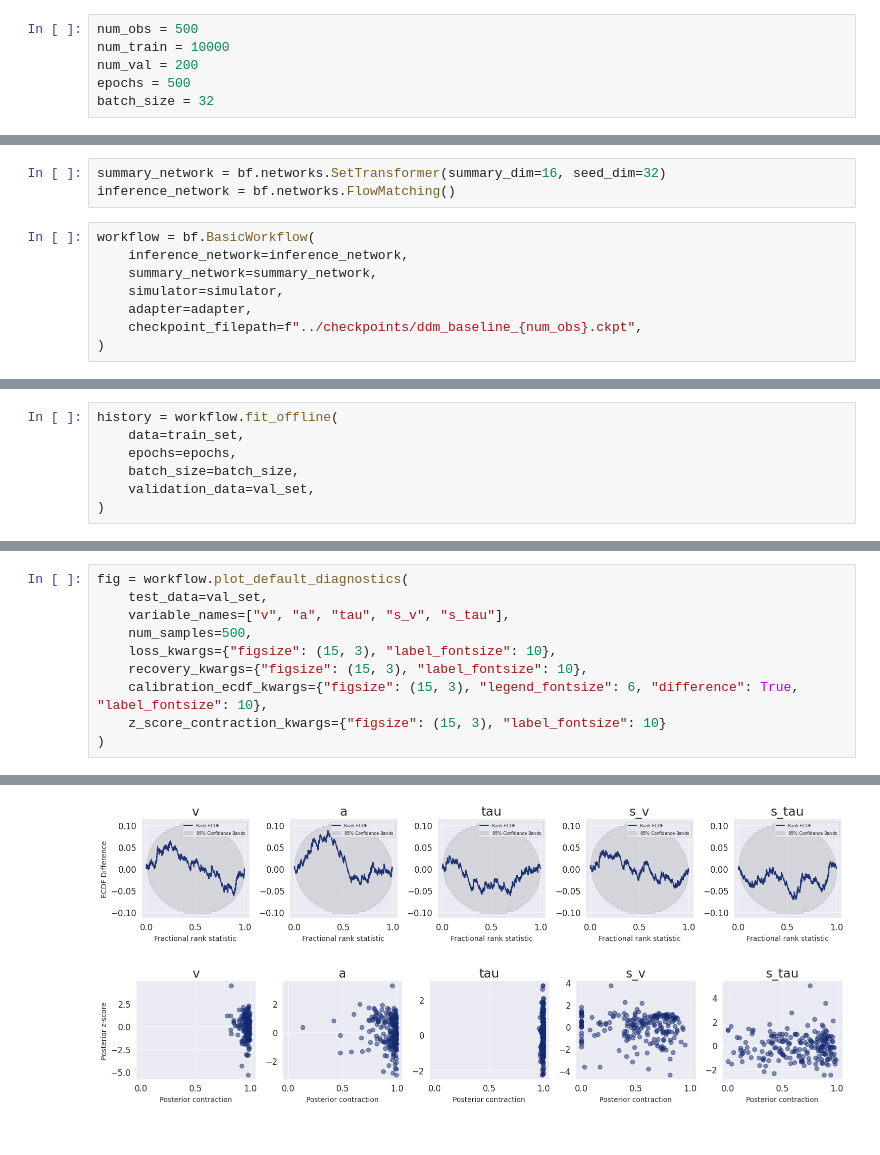
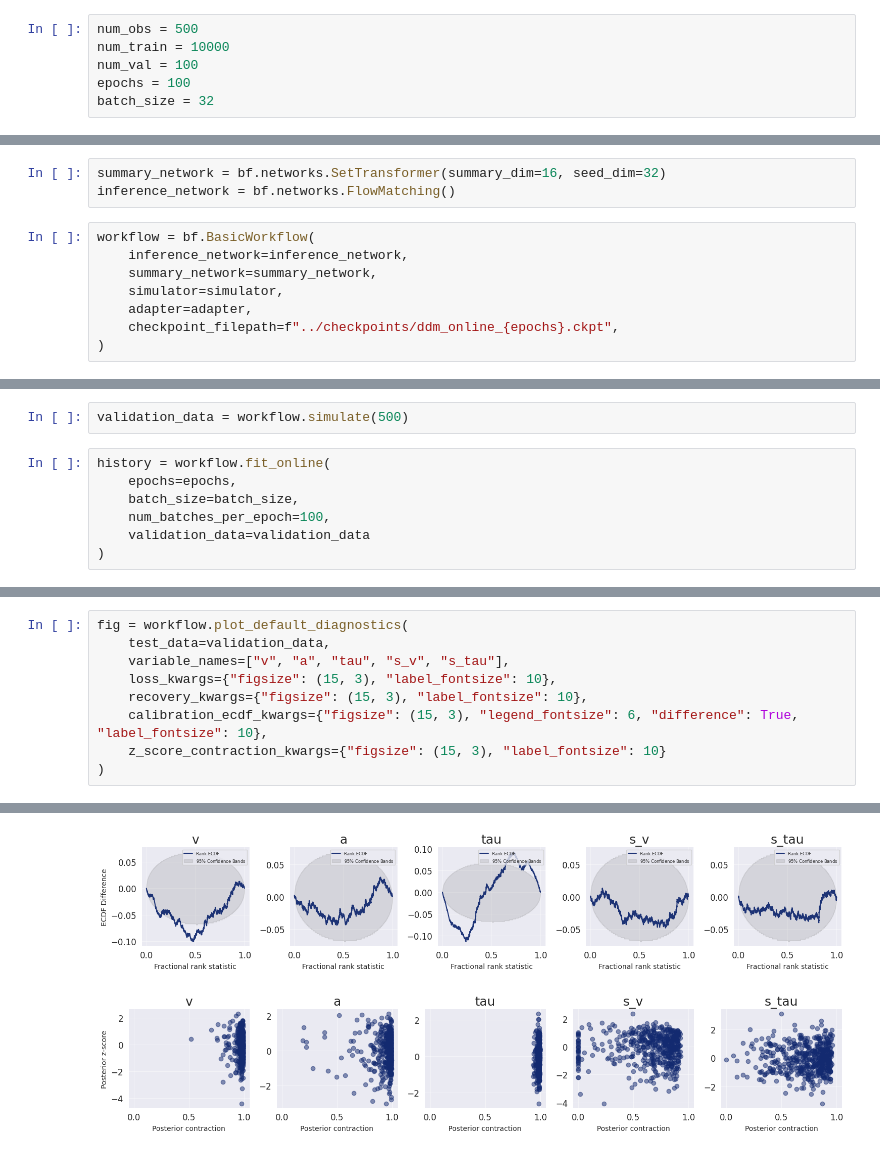
Before and after one commit to bayesflow-org/CogFormer, a Jupyter notebook: playgrounds/ddm_playground.ipynb, the cells around one changed output, grey strips where cells are left out. Cells and saved outputs as stored; diff of their text form.

```diff
--- a/playgrounds/ddm_playground.ipynb
+++ b/playgrounds/ddm_playground.ipynb
@@ -19,8 +19,8 @@ from simulators.benchmarks import DDM
 # %%
 num_obs = 500
 num_train = 10000
-num_val = 200
-epochs = 500
+num_val = 100
+epochs = 100
 batch_size = 32
 # %% [markdown]
 ### Workflow
@@ -43,5 +45,5 @@ workflow = bf.BasicWorkflow(
     summary_network=summary_network,
     simulator=simulator,
     adapter=adapter,
-    checkpoint_filepath=f"../checkpoints/ddm_baseline_{num_obs}.ckpt",
+    checkpoint_filepath=f"../checkpoints/ddm_online_{epochs}.ckpt",
 )
@@ -51,8 +53,10 @@ val_set = workflow.simulate(num_val)
+# %%
+validation_data = workflow.simulate(500)
 # %%
-history = workflow.fit_offline(
-    data=train_set,
+history = workflow.fit_online(
     epochs=epochs,
     batch_size=batch_size,
-    validation_data=val_set,
+    num_batches_per_epoch=100,
+    validation_data=validation_data
 )
 # %% [output]
@@ -80,9 +84,8 @@ INFO:bayesflow:Training is now finished.
             To load it, use approximator = keras.saving.load_model(...).
 # %%
 fig = workflow.plot_default_diagnostics(
-    test_data=val_set,
+    test_data=validation_data,
     variable_names=["v", "a", "tau", "s_v", "s_tau"],
-    num_samples=500,
     loss_kwargs={"figsize": (15, 3), "label_fontsize": 10},
     recovery_kwargs={"figsize": (15, 3), "label_fontsize": 10},
     calibration_ecdf_kwargs={"figsize": (15, 3), "legend_fontsize": 6, "difference": True, "label_fontsize": 10},
@@ -94,2 +97,2 @@ fig = workflow.plot_default_diagnostics(
-[figure, old version]
+[figure, new version]
-[figure, old version]
+[figure, new version]
```
Also changed, not shown: parts of 6 cells of this notebook, 1 other file.
